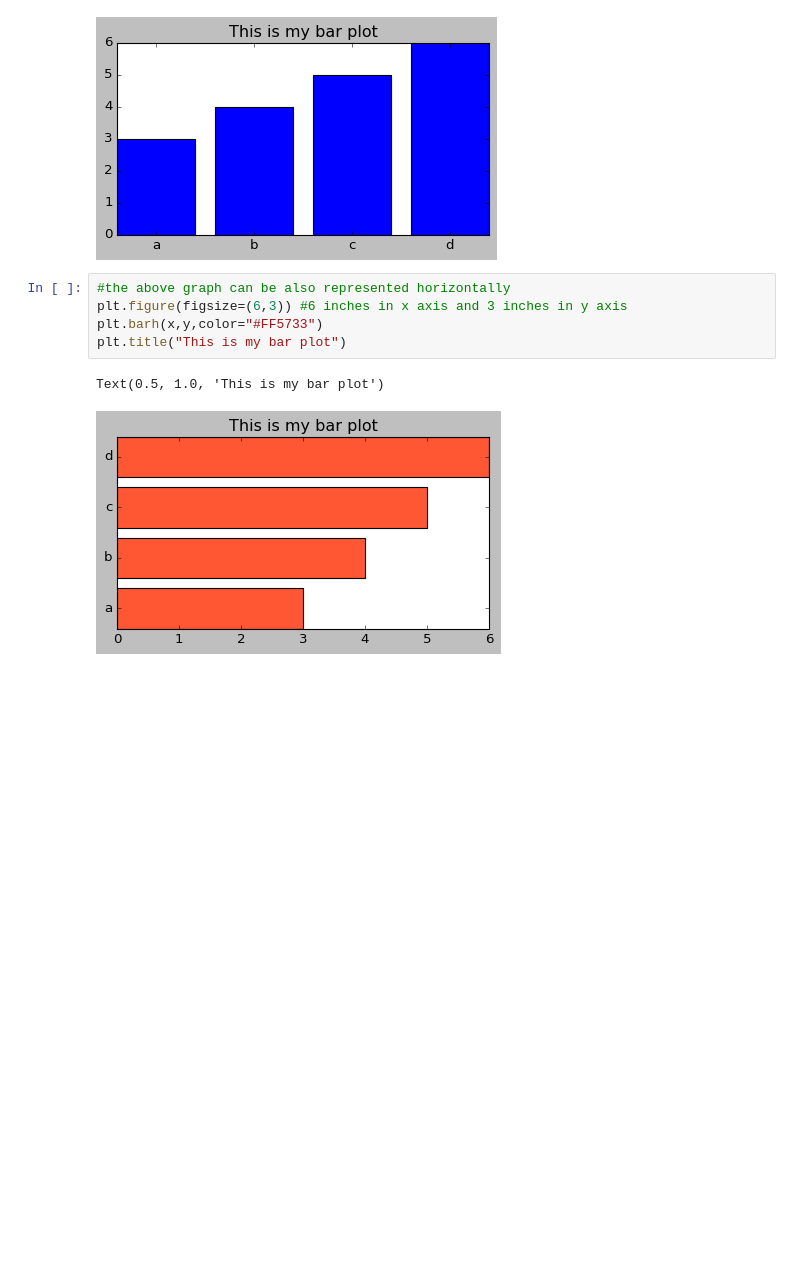
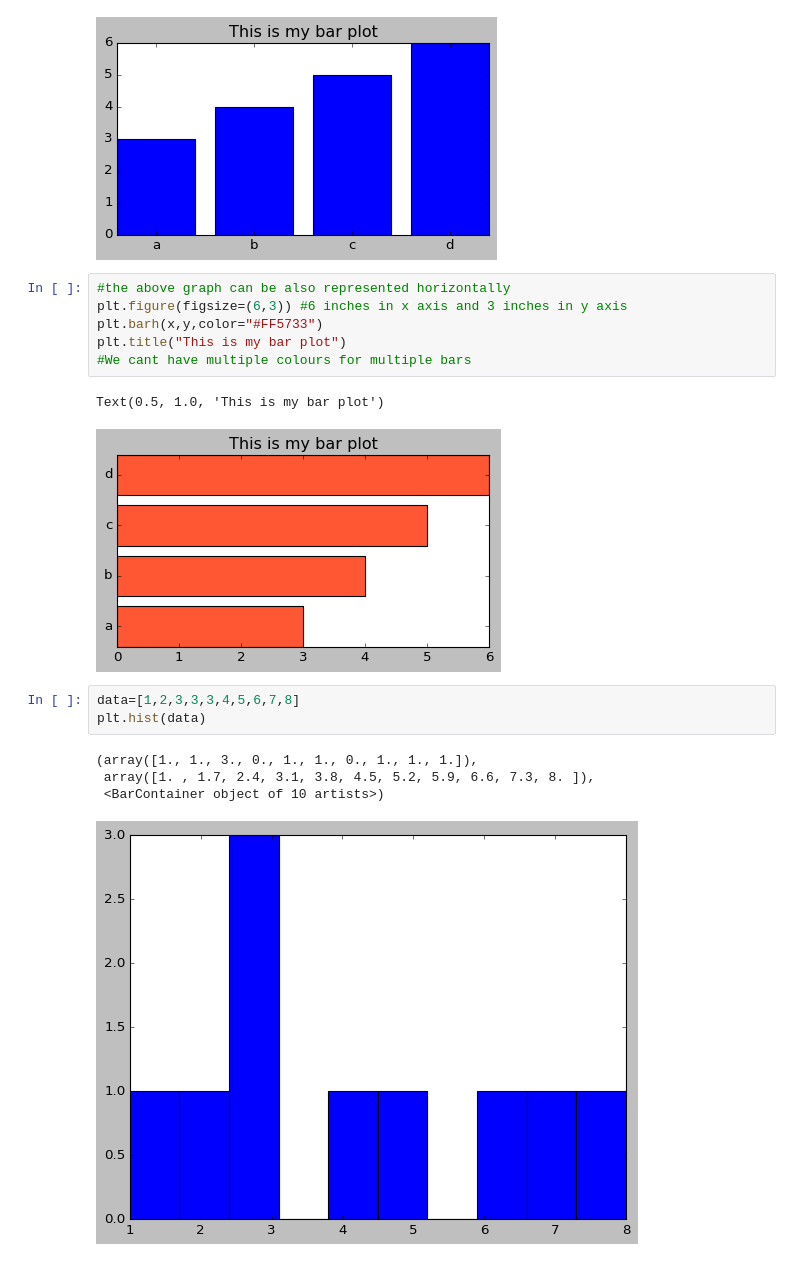
Before and after one commit to omkarpattnaik8080/Matplotlib01, a Jupyter notebook: MatplotlibComplete.ipynb, the cells around one changed output. Drawn from its saved outputs; the diff is of its cells as text; blank space fills up the shorter version.

```diff
--- a/MatplotlibComplete.ipynb
+++ b/MatplotlibComplete.ipynb
@@ -360,6 +360,15 @@ Text(0.5, 1.0, 'This is my bar plot')
 plt.figure(figsize=(6,3)) #6 inches in x axis and 3 inches in y axis
 plt.barh(x,y,color="#FF5733")
 plt.title("This is my bar plot")
+#We cant have multiple colours for multiple bars
 # %% [output]
 Text(0.5, 1.0, 'This is my bar plot')
 [figure]
+# %%
+data=[1,2,3,3,3,4,5,6,7,8]
+plt.hist(data)
+# %% [output]
+(array([1., 1., 3., 0., 1., 1., 0., 1., 1., 1.]),
+ array([1. , 1.7, 2.4, 3.1, 3.8, 4.5, 5.2, 5.9, 6.6, 7.3, 8. ]),
+ <BarContainer object of 10 artists>)
+[figure, added]
```
Also changed, not shown: parts of 4 cells of this notebook.
